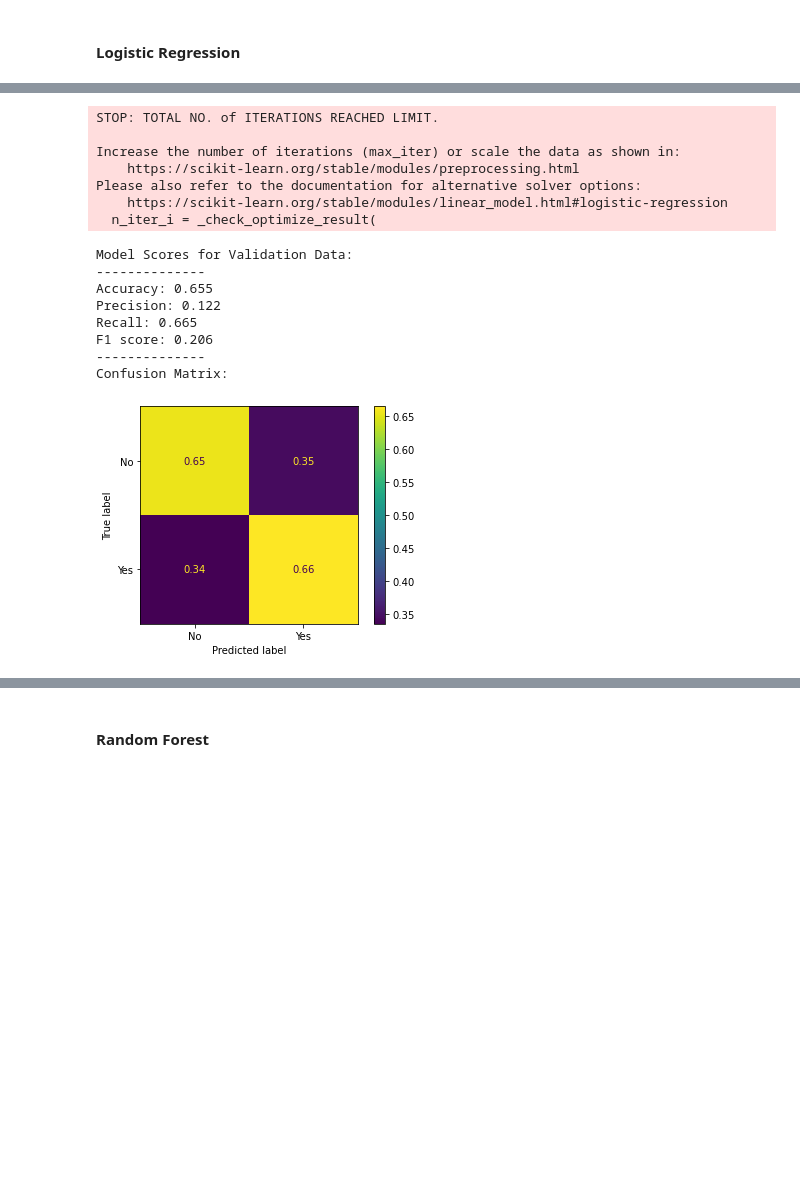
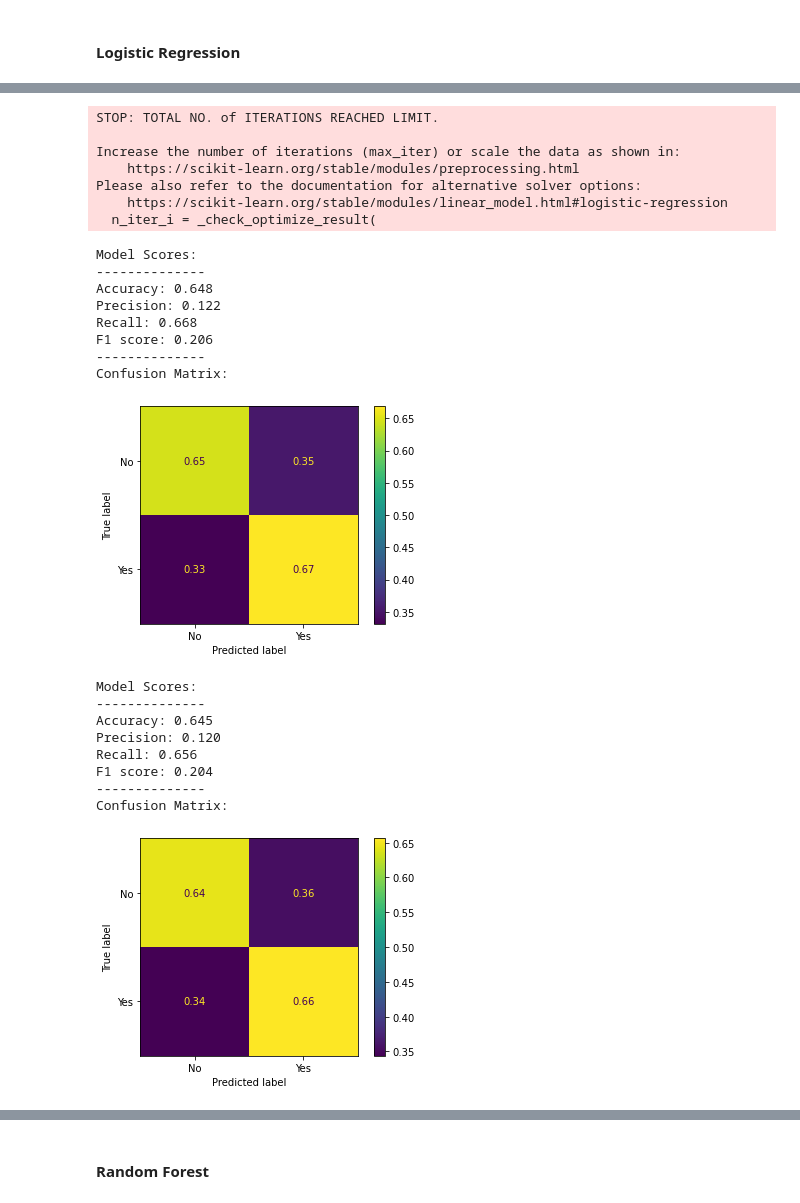
Before and after one commit to robertharrow/detecting-severe-flight-delays, a Jupyter notebook: 2. Modeling.ipynb, the cells around one changed output, grey strips where cells are left out. Cells and saved outputs as stored; diff of their text form; code cells hidden in the pictures; blank space fills up the shorter version.

```diff
--- a/2. Modeling.ipynb
+++ b/2. Modeling.ipynb
@@ -205,0 +164,8 @@ col_transform = ColumnTransformer(transformers=t)
+# %%
+# We create a column transformer that has two parts
+# The first transform acts on our cat_cols and OneHotEncodes those columns
+# The second transform applies a StandardScaler on our numeric columns
+col_transform = ColumnTransformer(transformers=[('categorical', OneHotEncoder(categories="auto",
+                                                                      sparse=False,
+                                                                      handle_unknown="ignore"), cat_cols),
+                                                ('numeric', StandardScaler(), num_cols)])
@@ -363,11 +274,10 @@ Confusion Matrix:
 # %%
-lr_pipe2 = Pipeline(steps=[
-    ('lr', LogisticRegression(class_weight=class_weights_dict, random_state=123))
-])
+lr_pipe2 = Pipeline(steps=[('prep', col_transform),
+                           ('lr', LogisticRegression(class_weight=class_weights_dict, random_state=123))])
 
-lr_pipe2.fit(preprocessed_data, y_train)
+lr_pipe2.fit(X_train, y_train)
 
-evaluate_model(lr_pipe2, preprocessed_data, y_train)
+evaluate_model(lr_pipe2, X_train, y_train)
 # %% [output]
 STOP: TOTAL NO. of ITERATIONS REACHED LIMIT.
 
@@ -376,12 +286,25 @@ Increase the number of iterations (max_iter) or scale the data as shown in:
 Please also refer to the documentation for alternative solver options:
     https://scikit-learn.org/stable/modules/linear_model.html#logistic-regression
   n_iter_i = _check_optimize_result(
-Model Scores for Validation Data:
+Model Scores:
 --------------
-Accuracy: 0.655
+Accuracy: 0.648
 Precision: 0.122
-Recall: 0.665
+Recall: 0.668
 F1 score: 0.206
 --------------
 Confusion Matrix:
 [figure]
+# %%
+# Checking model on validation data
+evaluate_model(lr_pipe2, X_valid, y_valid)
+# %% [output]
+Model Scores:
+--------------
+Accuracy: 0.645
+Precision: 0.120
+Recall: 0.656
+F1 score: 0.204
+--------------
+Confusion Matrix:
+[figure, added]
```
Also changed, not shown: parts of 102 cells of this notebook, 3 other files.
